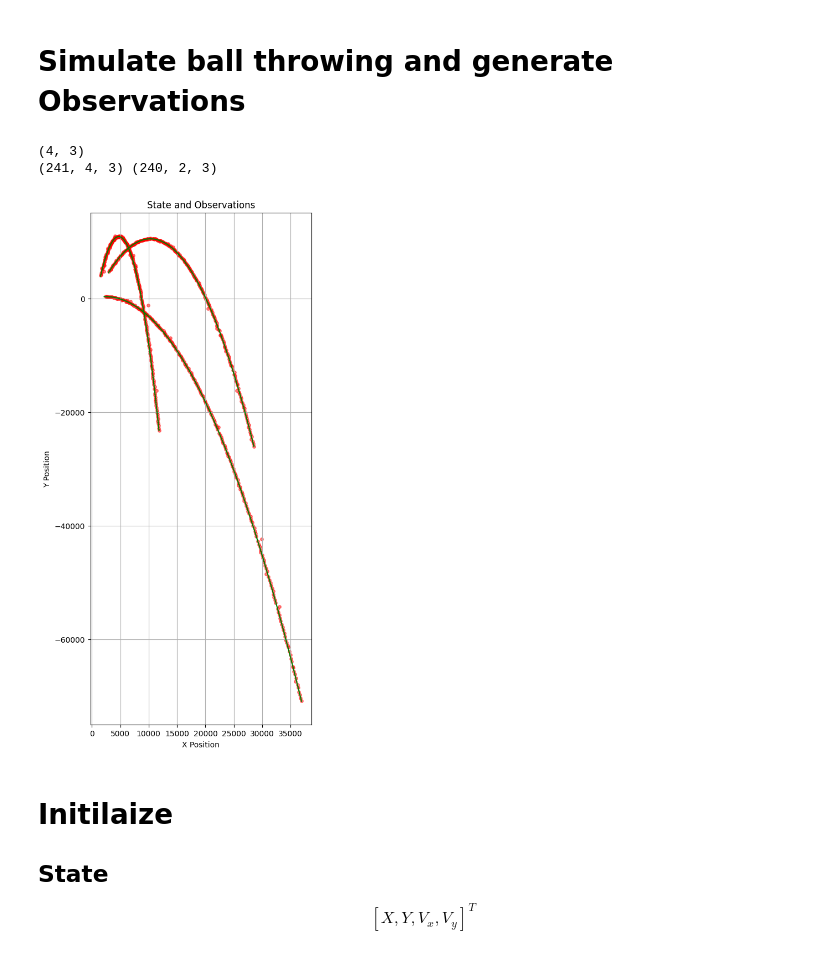
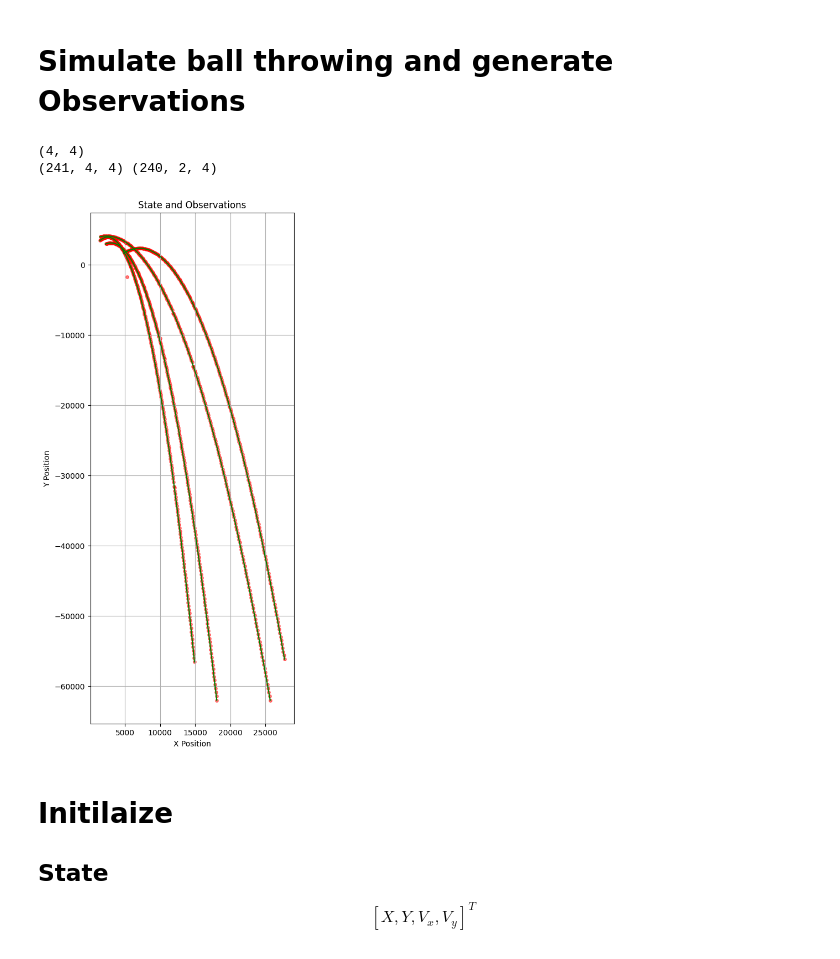
Before and after one commit to Horizon-42/particle_filter, a Jupyter notebook: run_partickle_filter.ipynb, the cells around one changed output. Drawn from its saved outputs; the diff is of its cells as text; code cells hidden in the pictures.

```diff
--- a/run_partickle_filter.ipynb
+++ b/run_partickle_filter.ipynb
@@ -16,26 +16,27 @@ from ball_throwing_simulator import BallThrowingSimulator
 # %% [markdown]
 # Simulate ball throwing and generate Observations
 # %%
-ball_num = 3
+ball_num = 4
 delta_t = 0.5
 
 # create observ model for simulating and particle filter
 # observ_model = NormalObservation(ball_num, 2000)
-observ_model = StudentTObservation(ball_num=ball_num, v=2, scale=30)
+observ_model = UnorderedStudentTObservation(ball_num=ball_num, v=1, scale=1)
+# observ_model = GMMObservation(ball_num=ball_num, var_scale=10)
 
 # init_state = np.array([[0], [50], [300], [300]])  # Initial state: [x, y, vx, vy]
 simulator = BallThrowingSimulator(delta_t=delta_t, init_state=None, ball_num=ball_num, observ_model=observ_model)
 # Simulate the motion and observations
 states, observations = simulator.simulate(time=120)
 print(states.shape, observations.shape)
 # Show the simulated states and observations
 fig, ax = plt.subplots(figsize=(12, 12))
 plot_observations(ax, states, observations)
 plt.show()
 # %% [output]
-(4, 3)
-(241, 4, 3) (240, 2, 3)
+(4, 4)
+(241, 4, 4) (240, 2, 4)
-[figure, old version]
+[figure, new version]
 # %% [markdown]
 # Initilaize
 ## State
```
Also changed, not shown: parts of 3 cells of this notebook, 3 other files.
